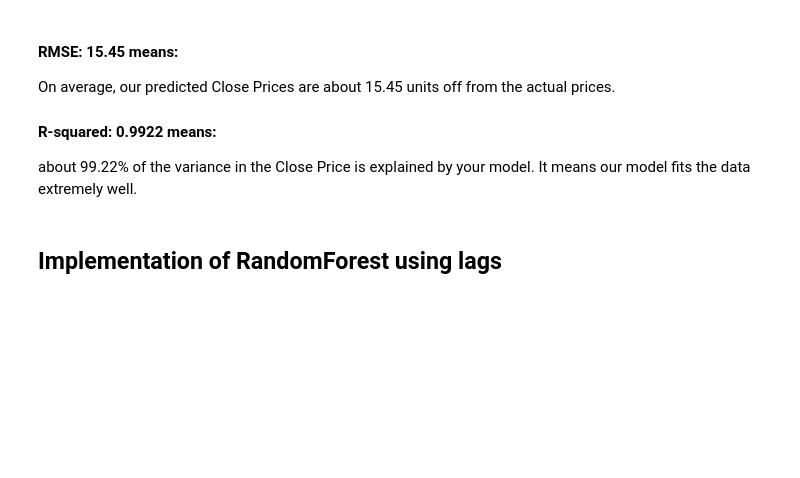
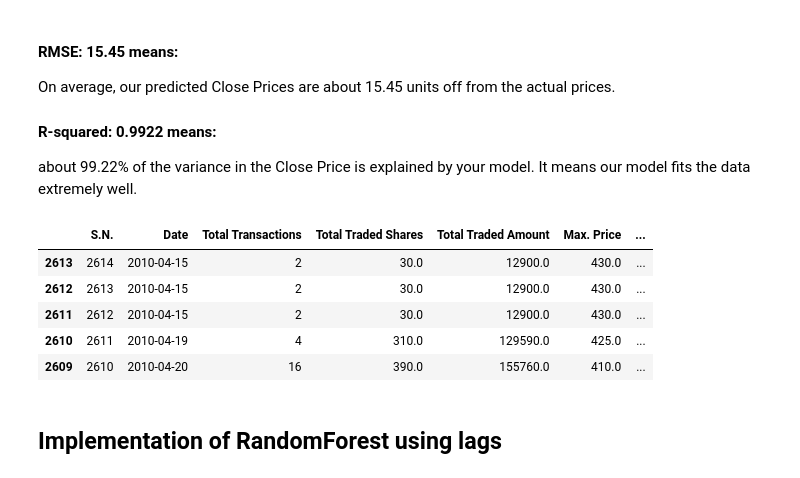
Before and after one commit to anish-upreti/Data-Science-and-ML-with-python, a Jupyter notebook: Assignments and Mini projects/Stock_market_prediction.ipynb, the cells around one changed output. Cells and saved outputs as stored; diff of their text form; code cells hidden in the pictures; blank space fills up the shorter version.

```diff
--- a/Assignments and Mini projects/Stock_market_prediction.ipynb
+++ b/Assignments and Mini projects/Stock_market_prediction.ipynb
@@ -103,6 +103,15 @@ On average, our predicted Close Prices are about 15.45 units off from the actual
 #### R-squared: 0.9922 means:
 about 99.22% of the variance in the Close Price is explained by your model.
 It means our model fits the data extremely well.
+# %%
+df.head()
+# %% [output]
+|  | S.N. | Date | Total Transactions | Total Traded Shares | Total Traded Amount | Max. Price | ... |
+| 2613 | 2614 | 2010-04-15 | 2 | 30.0 | 12900.0 | 430.0 | ... |
+| 2612 | 2613 | 2010-04-15 | 2 | 30.0 | 12900.0 | 430.0 | ... |
+| 2611 | 2612 | 2010-04-15 | 2 | 30.0 | 12900.0 | 430.0 | ... |
+| 2610 | 2611 | 2010-04-19 | 4 | 310.0 | 129590.0 | 425.0 | ... |
+| 2609 | 2610 | 2010-04-20 | 16 | 390.0 | 155760.0 | 410.0 | ... |
 # %% [markdown]
 ## Implementation of RandomForest using lags
 # %%
```
